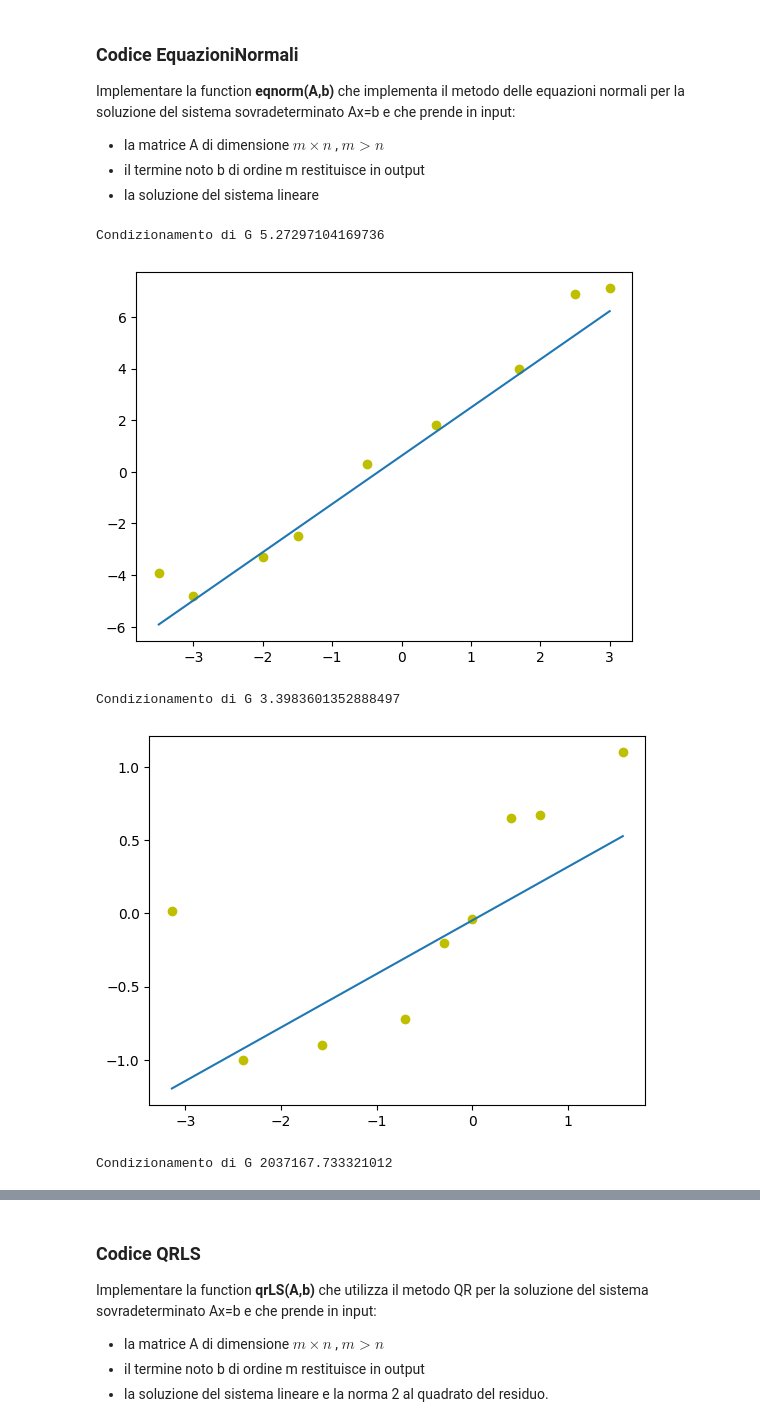
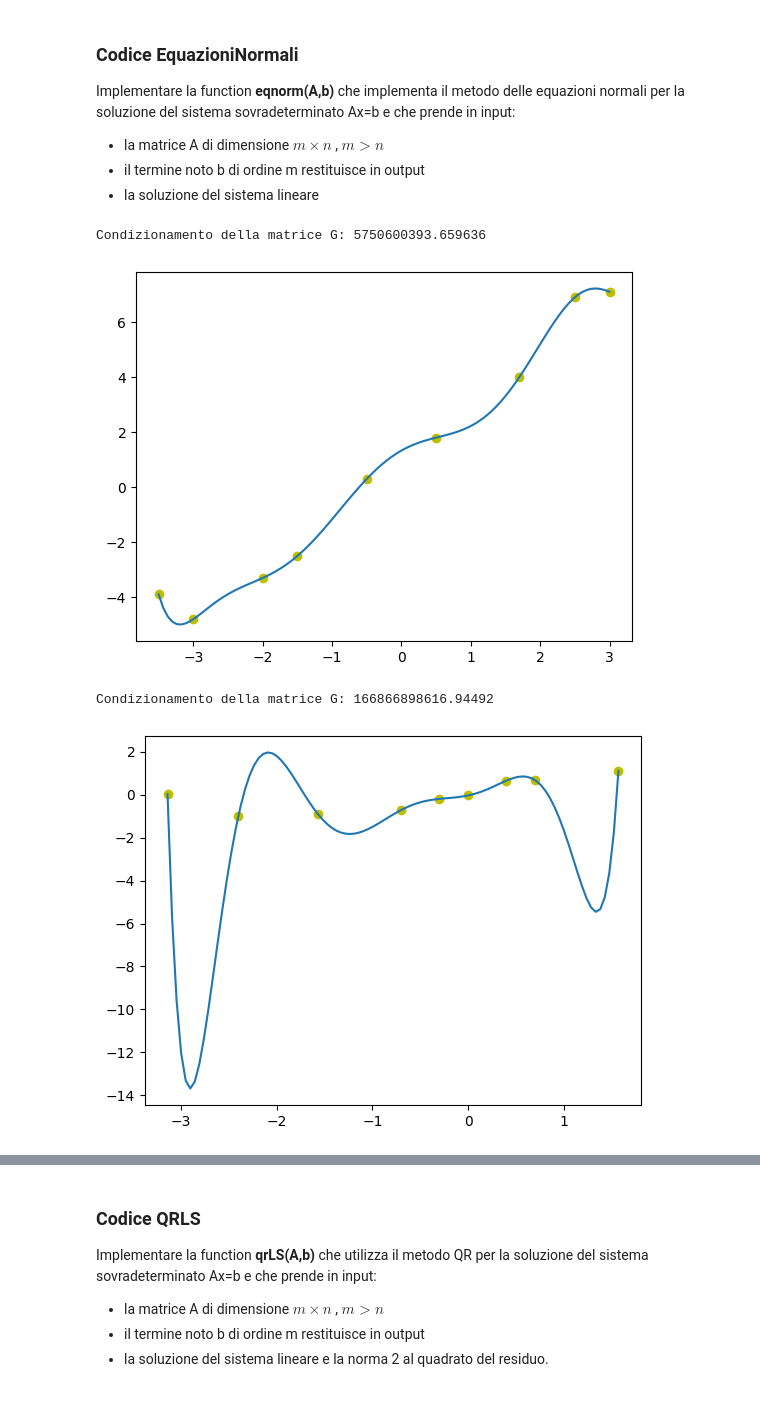
Before and after one commit to Nickolausen/unibo-metodi-numerici, a Jupyter notebook: lab12/ESercitazione_12.ipynb, the cells around one changed output, grey strips where cells are left out. Cells and saved outputs as stored; diff of their text form; code cells hidden in the pictures.

```diff
--- a/lab12/ESercitazione_12.ipynb
+++ b/lab12/ESercitazione_12.ipynb
@@ -20,40 +20,42 @@ restituisce in output
 # Possiamo scomporre la matrice G = L·Lt tramite Cholesky
 def eqnorm(A, b):
     G = A.T @ A
-    print("Condizionamento di G", np.linalg.cond(G, 2))
-    L = sp.linalg.cholesky(G, lower=True)
-    Lt = L.T
-    y, flag = Lsolve(Lt, A.T @ b)
+    condG = np.linalg.cond(G)
+    print("Condizionamento della matrice G:", condG)
+    L = sc.linalg.cholesky(G, lower=True)
+    U = L.T
+    f = A.T @ b
+    y, flag = Lsolve(L, f)
     if flag == 0:
-        return Usolve(L, y)[0]
+        return Usolve(U, y)[0]
+    return None
 # %%
 x_1 = np.array([-3.5, -3, -2, -1.5, -0.5, 0.5, 1.7, 2.5, 3])
 y_1 = np.array([-3.9, -4.8, -3.3, -2.5, 0.3, 1.8, 4, 6.9, 7.1])
 x_2 = np.array([-3.14, -2.4, -1.57, -0.7, -0.3, 0, 0.4, 0.7, 1.57])
 y_2 = np.array([0.02, -1, -0.9, -0.72, -0.2, -0.04, 0.65, 0.67, 1.1])
 x_3 = np.array([1.001, 1.004, 1.005, 1.0012, 1.0013, 1.0014, 1.0015, 1.0016])
 y_3 = np.array([-1.2, -0.95, -0.9, -1.15, -1.1, -1]) # AAAA mancano 2 dati!
 data = [
     (x_1, y_1),
     (x_2, y_2),
-    (x_3, y_3)
+    # (x_3, y_3)
 ]
 
-n = 1 # grado del polinomio di approssimazione nel senso dei minimi quadrati
+n = 18 # grado del polinomio di approssimazione nel senso dei minimi quadrati
 gradi_lib = n + 1 # gradi di libertà di un polinomio
 
 for x_n, y_n in data:
     A = np.vander(x_n, increasing=True)[:,:gradi_lib]
     coeff_eqn = eqnorm(A, y_n)
     xv = np.linspace(np.min(x_n), np.max(x_n), 100)
 
     pol_eqn = np.polyval(np.flip(coeff_eqn), xv)
 
     plt.plot(x_n, y_n, "yo", xv, pol_eqn)
     plt.show()
 # %% [output]
-Condizionamento di G 5.27297104169736
+Condizionamento della matrice G: 5750600393.659636
-[figure, old version]
+[figure, new version]
-Condizionamento di G 3.3983601352888497
+Condizionamento della matrice G: 166866898616.94492
-[figure, old version]
+[figure, new version]
-Condizionamento di G 2037167.733321012
```
Also changed, not shown: parts of 3 cells of this notebook, 4 other files.
